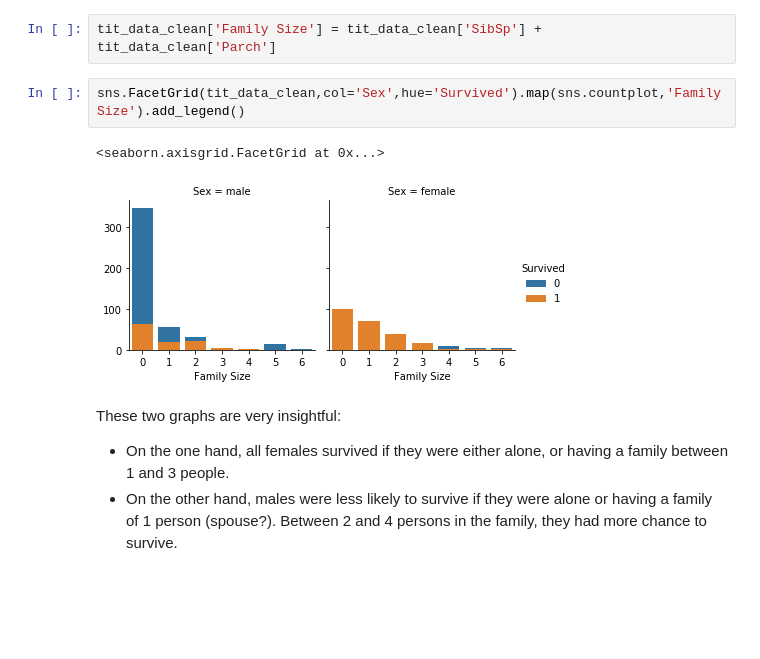
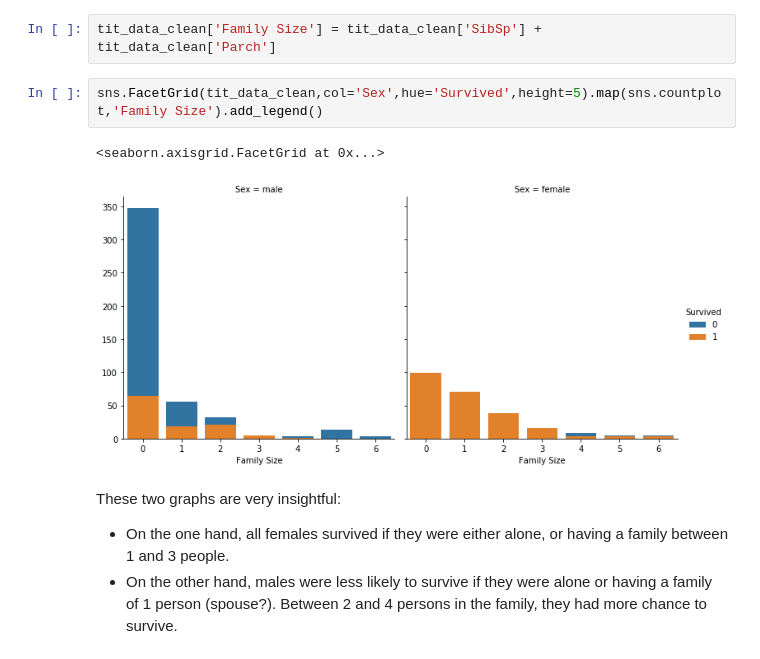
Before and after one commit to SalimAmarti/Titanic_Project, a Jupyter notebook: Titanic model.ipynb, the cells around one changed output. Saved outputs shown, nothing was run; the diff lists cells and outputs as text; blank space fills up the shorter version.

```diff
--- a/Titanic model.ipynb
+++ b/Titanic model.ipynb
@@ -233,10 +233,10 @@ As 'SibSp' and 'Parch' are related, I will try to create a new feature called 'F
 # %%
 tit_data_clean['Family Size'] = tit_data_clean['SibSp'] + tit_data_clean['Parch']
 # %%
-sns.FacetGrid(tit_data_clean,col='Sex',hue='Survived').map(sns.countplot,'Family Size').add_legend()
+sns.FacetGrid(tit_data_clean,col='Sex',hue='Survived',height=5).map(sns.countplot,'Family Size').add_legend()
 # %% [output]
 <seaborn.axisgrid.FacetGrid at 0x...>
-[figure, old version]
+[figure, new version]
 # %% [markdown]
 These two graphs are very insightful:
 - On the one hand, all females survived if they were either alone, or having a family between 1 and 3 people.
```
Also changed, not shown: parts of 5 cells of this notebook.
